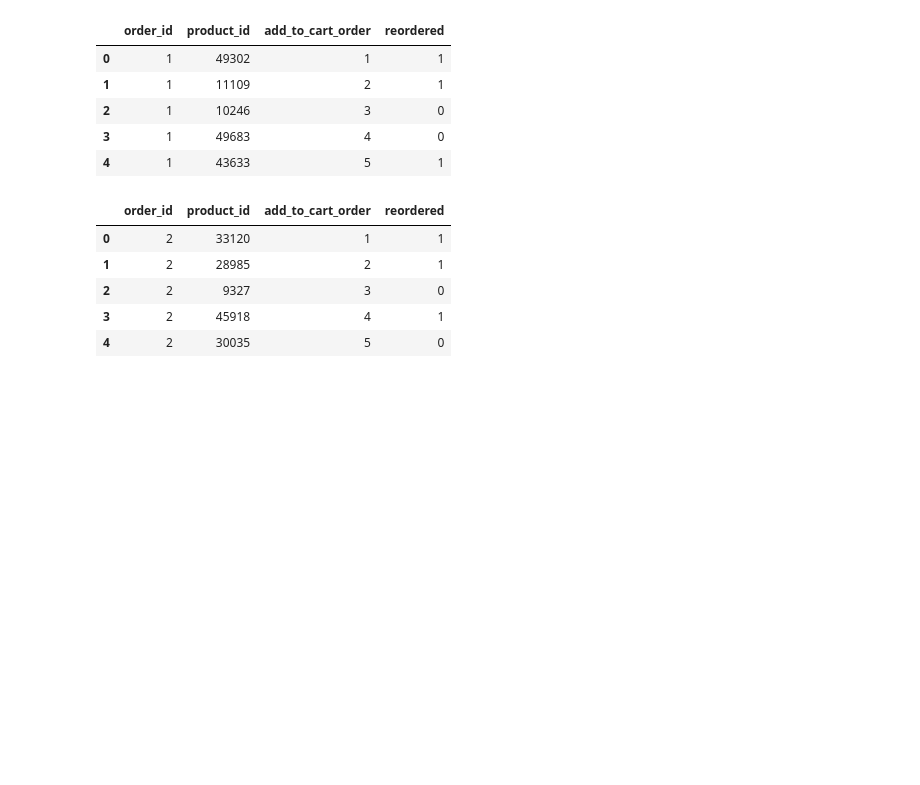
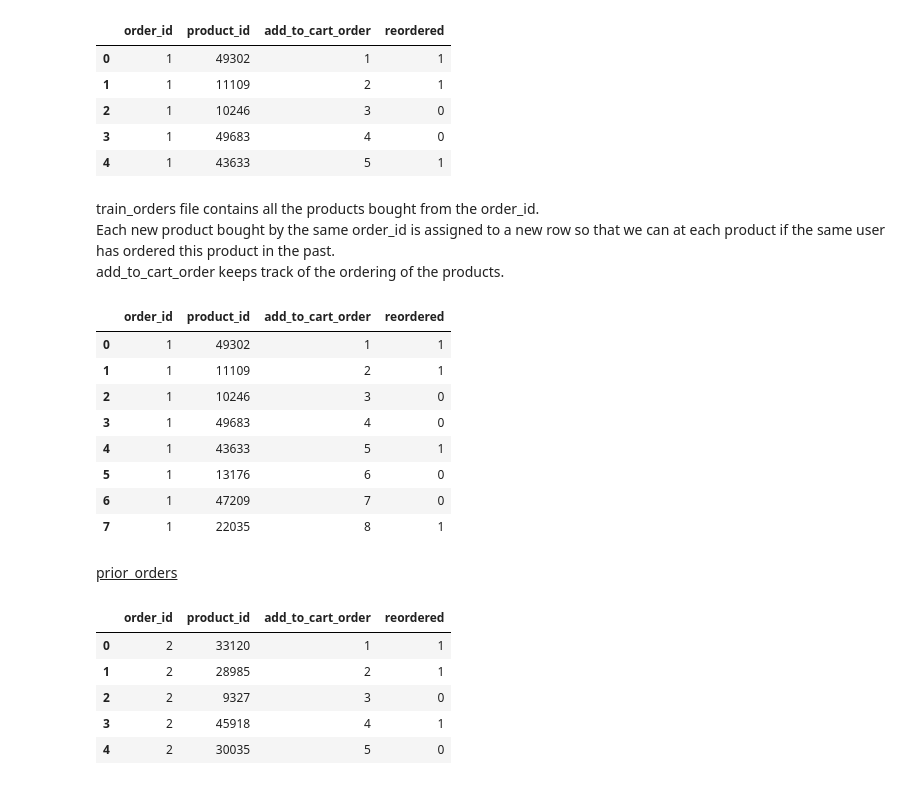
Before and after one commit to MelanVijayaratnam/Kaggle-nb, a Jupyter notebook: Instacart/Instacart.ipynb, the cells around one changed output. Saved outputs shown, nothing was run; the diff lists cells and outputs as text; code cells hidden in the pictures; blank space fills up the shorter version.

```diff
--- a/Instacart/Instacart.ipynb
+++ b/Instacart/Instacart.ipynb
@@ -205,6 +219,24 @@ train_orders.head()
 | 2 | 1 | 10246 | 3 | 0 |
 | 3 | 1 | 49683 | 4 | 0 |
 | 4 | 1 | 43633 | 5 | 1 |
+# %% [markdown]
+train_orders file contains all the products bought from the order_id. <br>
+Each new product bought by the same order_id is assigned to a new row so that we can at each product if the same user has ordered this product in the past. <br>
+add_to_cart_order keeps track of the ordering of the products.
+# %%
+train_orders.loc[ train_orders['order_id'] == 1, : ]
+# %% [output]
+|  | order_id | product_id | add_to_cart_order | reordered |
+| 0 | 1 | 49302 | 1 | 1 |
+| 1 | 1 | 11109 | 2 | 1 |
+| 2 | 1 | 10246 | 3 | 0 |
+| 3 | 1 | 49683 | 4 | 0 |
+| 4 | 1 | 43633 | 5 | 1 |
+| 5 | 1 | 13176 | 6 | 0 |
+| 6 | 1 | 47209 | 7 | 0 |
+| 7 | 1 | 22035 | 8 | 1 |
+# %% [markdown]
+<u>prior_orders</u>
 # %%
 prior_orders.head()
 # %% [output]
```
Also changed, not shown: parts of 10 cells of this notebook.
